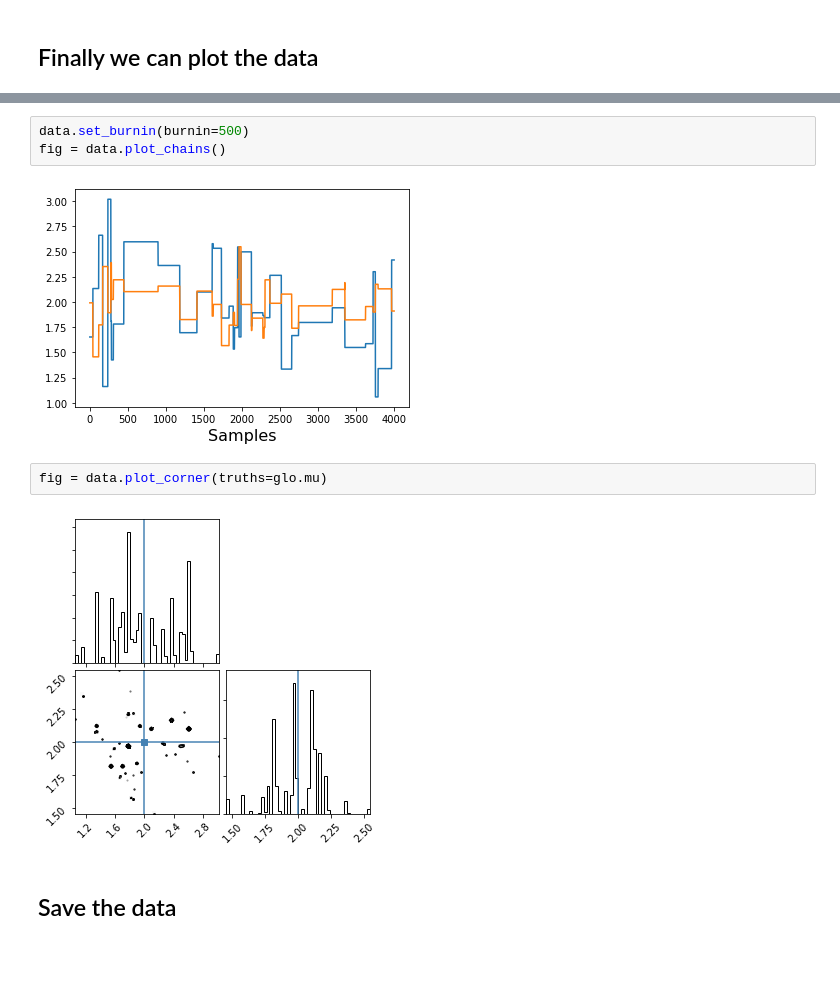
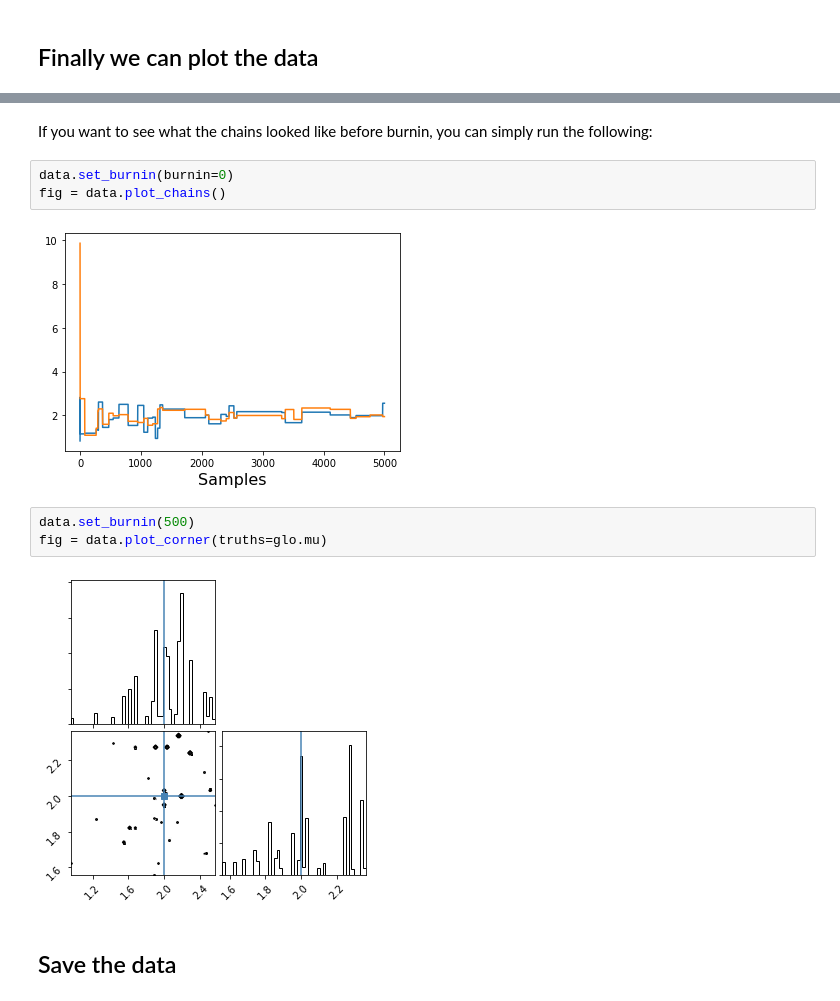
Before and after one commit to rgreen1995/PTMCMCSampler, a Jupyter notebook: examples/simple.ipynb, the cells around one changed output, grey strips where cells are left out. Drawn from its saved outputs; the diff is of its cells as text; blank space fills up the shorter version.

```diff
--- a/examples/simple.ipynb
+++ b/examples/simple.ipynb
@@ -83,12 +84,15 @@ Run Complete
+# %% [markdown]
+If you want to see what the chains looked like before burnin, you can simply run the following:
 # %%
-data.set_burnin(burnin=500)
+data.set_burnin(burnin=0)
 fig = data.plot_chains()
 # %% [output]
-[figure, old version]
+[figure, new version]
 # %%
+data.set_burnin(500)
 fig = data.plot_corner(truths=glo.mu)
 # %% [output]
-[figure, old version]
+[figure, new version]
 # %% [markdown]
 ## Save the data
 # %%
```
Also changed, not shown: parts of 3 cells of this notebook.
